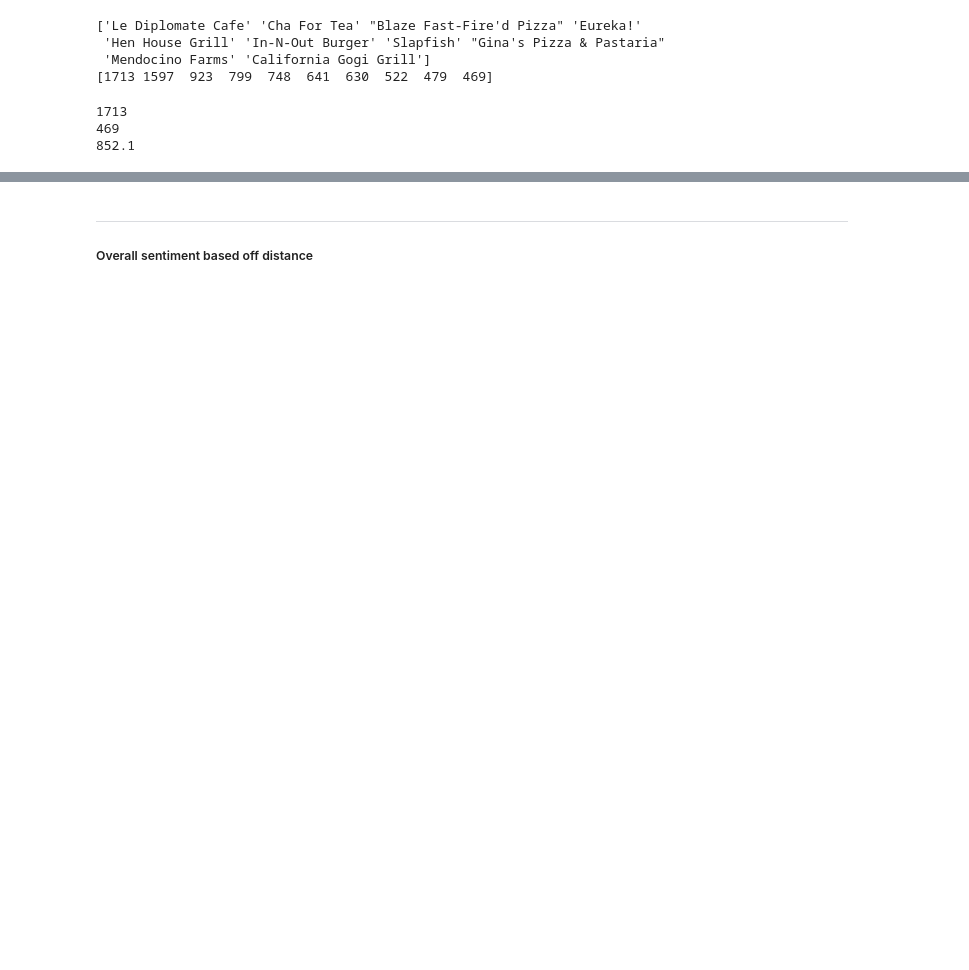
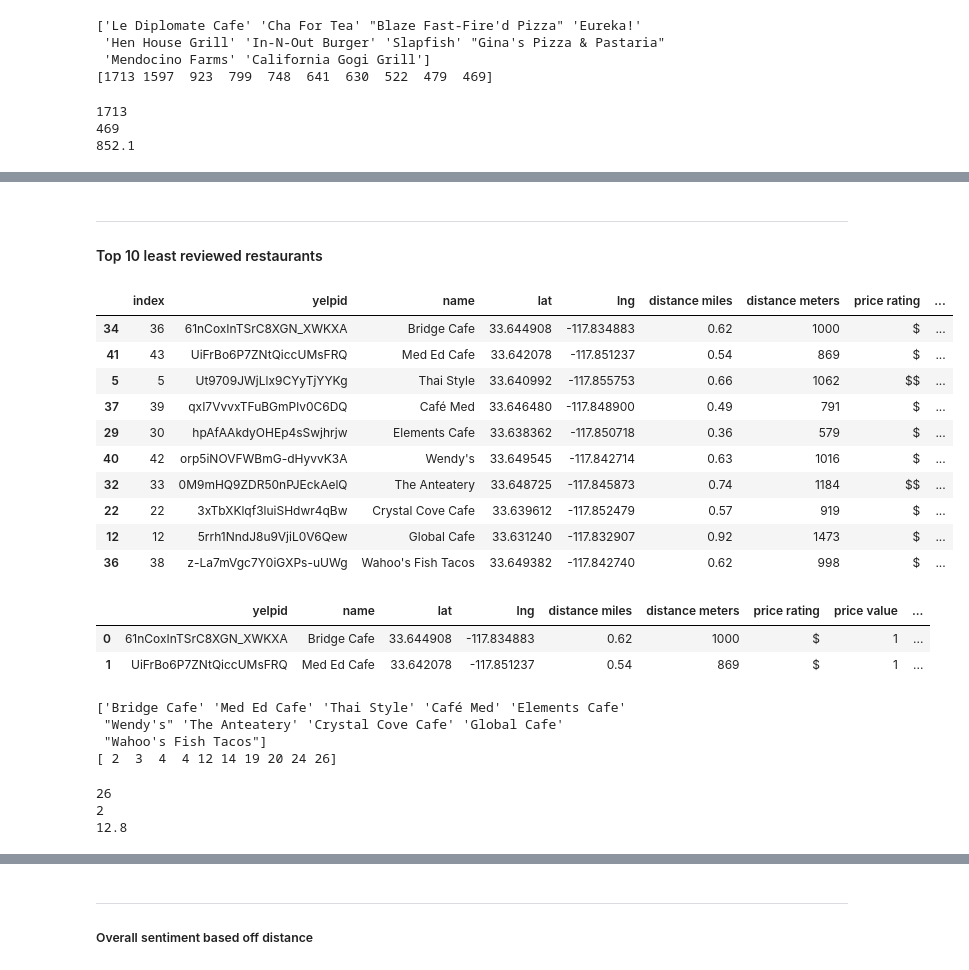
Before and after one commit to 95brianahn/Project-One-T1, a Jupyter notebook: UCI Eats - Team One.ipynb, the cells around one changed output, grey strips where cells are left out. Drawn from its saved outputs; the diff is of its cells as text; code cells hidden in the pictures; blank space fills up the shorter version.

```diff
--- a/UCI Eats - Team One.ipynb
+++ b/UCI Eats - Team One.ipynb
@@ -1274,3 +1294,6 @@ plt.show()
 # %% [output]
 [interactive output not drawn]
 [interactive output not drawn]
+# %% [markdown]
+---
+#### Top 10 least reviewed restaurants
@@ -1276,0 +1303,50 @@ plt.show()
+# %%
+#create a top 10 by review dataframe
+reviews10_worst_df = restaurant_df.copy().sort_values(["review count"], ascending=True)
+reviews10_worst_df = reviews10_worst_df.copy()
+reviews10_worst_df = reviews10_worst_df.head(10).copy()
+reviews10_worst_df
+# %% [output]
+|  | index | yelpid | name | lat | lng | distance miles | distance meters | price rating | ... |
+| 34 | 36 | 61nCoxInTSrC8XGN_XWKXA | Bridge Cafe | 33.644908 | -117.834883 | 0.62 | 1000 | $ | ... |
+| 41 | 43 | UiFrBo6P7ZNtQiccUMsFRQ | Med Ed Cafe | 33.642078 | -117.851237 | 0.54 | 869 | $ | ... |
+| 5 | 5 | Ut9709JWjLlx9CYyTjYYKg | Thai Style | 33.640992 | -117.855753 | 0.66 | 1062 | $$ | ... |
+| 37 | 39 | qxI7VvvxTFuBGmPlv0C6DQ | Café Med | 33.646480 | -117.848900 | 0.49 | 791 | $ | ... |
+| 29 | 30 | hpAfAAkdyOHEp4sSwjhrjw | Elements Cafe | 33.638362 | -117.850718 | 0.36 | 579 | $ | ... |
+| 40 | 42 | orp5iNOVFWBmG-dHyvvK3A | Wendy's | 33.649545 | -117.842714 | 0.63 | 1016 | $ | ... |
+| 32 | 33 | 0M9mHQ9ZDR50nPJEckAelQ | The Anteatery | 33.648725 | -117.845873 | 0.74 | 1184 | $$ | ... |
+| 22 | 22 | 3xTbXKlqf3luiSHdwr4qBw | Crystal Cove Cafe | 33.639612 | -117.852479 | 0.57 | 919 | $ | ... |
+| 12 | 12 | 5rrh1NndJ8u9VjiL0V6Qew | Global Cafe | 33.631240 | -117.832907 | 0.92 | 1473 | $ | ... |
+| 36 | 38 | z-La7mVgc7Y0iGXPs-uUWg | Wahoo's Fish Tacos | 33.649382 | -117.842740 | 0.62 | 998 | $ | ... |
+# %%
+del reviews10_worst_df["index"]
+
+reviews10_worst_df = reviews10_worst_df.reset_index()
+
+del reviews10_worst_df["index"]
+reviews10_worst_df.head(2)
+# %% [output]
+|  | yelpid | name | lat | lng | distance miles | distance meters | price rating | price value | ... |
+| 0 | 61nCoxInTSrC8XGN_XWKXA | Bridge Cafe | 33.644908 | -117.834883 | 0.62 | 1000 | $ | 1 | ... |
+| 1 | UiFrBo6P7ZNtQiccUMsFRQ | Med Ed Cafe | 33.642078 | -117.851237 | 0.54 | 869 | $ | 1 | ... |
+# %%
+rbr_worst_names = reviews10_worst_df["name"].values
+rbr_worst_reviews = reviews10_worst_df["review count"].values
+
+print(rbr_worst_names)
+print(rbr_worst_reviews)
+# %% [output]
+['Bridge Cafe' 'Med Ed Cafe' 'Thai Style' 'Café Med' 'Elements Cafe'
+ "Wendy's" 'The Anteatery' 'Crystal Cove Cafe' 'Global Cafe'
+ "Wahoo's Fish Tacos"]
+[ 2  3  4  4 12 14 19 20 24 26]
+# %%
+#view some stats on the review counts
+print(rbr_worst_reviews.max())
+print(rbr_worst_reviews.min())
+print(rbr_worst_reviews.mean())
+#restaurant_df = restaurant_df.loc[restaurant_df["distance miles"]<=1]
+# %% [output]
+26
+2
+12.8
```
Also changed, not shown: parts of 27 cells of this notebook.
